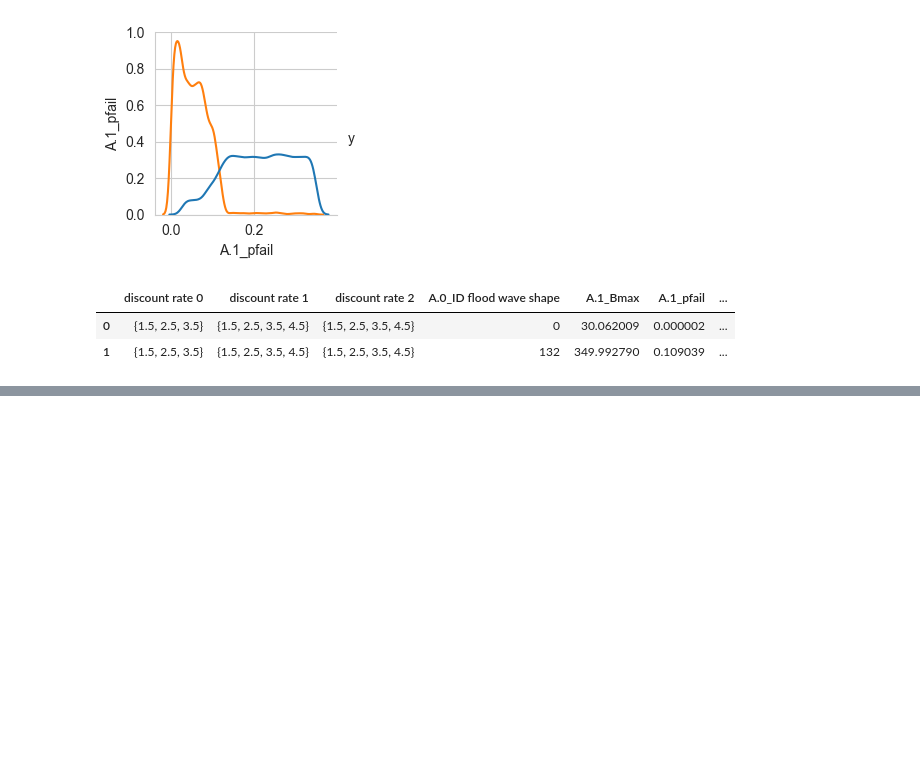
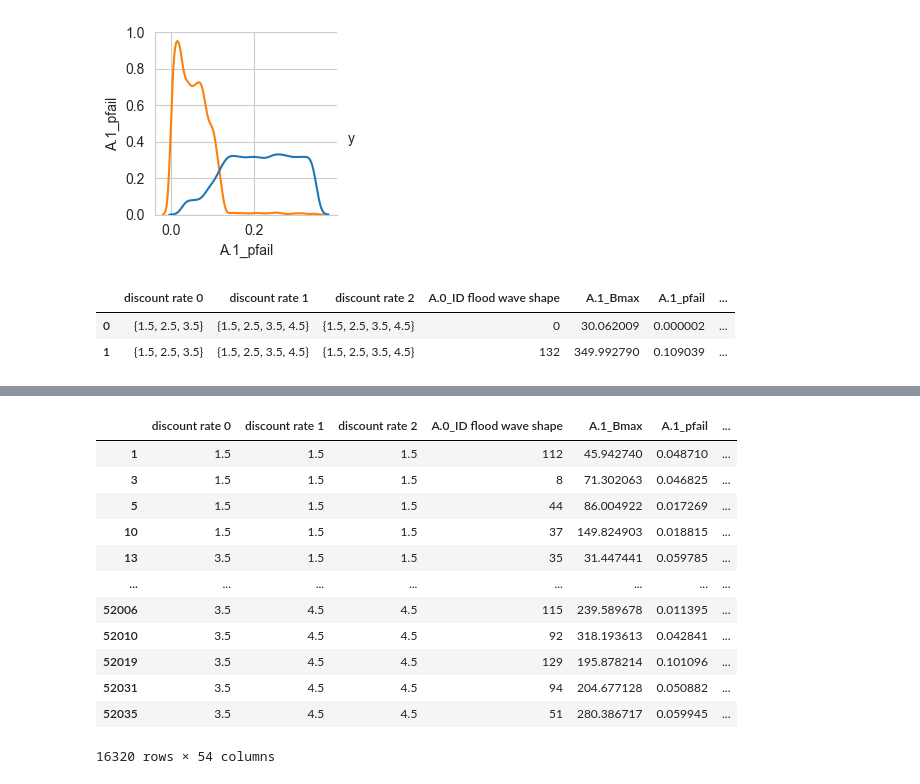
Before and after one commit to pherfkens/PROJECT_MBDM_GROUP1, a Jupyter notebook: final assignment/vulnerability_testing.ipynb, the cells around one changed output, grey strips where cells are left out. Cells and saved outputs as stored; diff of their text form; code cells hidden in the pictures; blank space fills up the shorter version.

```diff
--- a/final assignment/vulnerability_testing.ipynb
+++ b/final assignment/vulnerability_testing.ipynb
@@ -262,6 +234,13 @@ No artists with labels found to put in legend.  Note that artists whose label st
 # %%
-# For a reason we have to admit are unsure of, we pick a threshold of 0.9, as the graphs above indicate that it does not seem to affect to boxes PRIM finds
-prim_alg = prim.Prim(experiments_sliced, selval, threshold=0.9, peel_alpha=0.1)
+# To find the worst case scenarios, we will consider the worst 25% of the scenarios based on the composite ooi
+percentile_composite_ooi = np.percentile(df_outcomes["composite_ooi"], 75)
+
+# Bool the values if they are larger than the threshold
+threshold_df = pd.DataFrame()
+threshold_df = df_outcomes["composite_ooi"] > percentile_composite_ooi
+
+# Pick threshold of 0.9, since that is the threshold we used in the PRIM search in the other notebook, same for peel_alpha
+prim_alg = prim.Prim(experiments_sliced, threshold_df, threshold=0.9, peel_alpha=0.1)
 box1 = prim_alg.find_box()
 
 plt.rcParams.update(plt.rcParamsDefault)
@@ -323,3 +308,27 @@ limits
 |  | discount rate 0 | discount rate 1 | discount rate 2 | A.0_ID flood wave shape | A.1_Bmax | A.1_pfail | ... |
 | 0 | {1.5, 2.5, 3.5} | {1.5, 2.5, 3.5, 4.5} | {1.5, 2.5, 3.5, 4.5} | 0 | 30.062009 | 0.000002 | ... |
 | 1 | {1.5, 2.5, 3.5} | {1.5, 2.5, 3.5, 4.5} | {1.5, 2.5, 3.5, 4.5} | 132 | 349.992790 | 0.109039 | ... |
+# %%
+# Setup a dataframe which we can later use to filter the experiments based on the PRIM box limits
+combined_df_new = experiments.copy()
+combined_df_new = combined_df_new.reset_index(drop=True)
+combined_df_new = combined_df_new.merge(df_outcomes[['composite_ooi']], how = 'left', left_index = True, right_index = True)
+combined_df_new['In box limits'] = True
+# %%
+# Create a mask initialized to True
+mask = np.ones(len(combined_df_new), dtype=bool)
+
+# Iterate over the constraints and update the mask
+for unc in limits:
+    if isinstance(limits.loc[0, unc], set):
+        mask &= combined_df_new[unc].isin(limits.loc[0, unc])
+    else:
+        mask &= (combined_df_new[unc] >= limits.loc[0, unc]) & (combined_df_new[unc] <= limits.loc[1, unc])
+
+# Update the 'In box limits' column based on the mask
+combined_df_new['In box limits'] = mask
+# %%
+# Use new column to filter the rows, then drop this column
+combined_df_new = combined_df_new[combined_df_new['In box limits']]
+combined_df_new = combined_df_new.drop(['In box limits'], axis=1)
+print(f'{combined_df_new.shape[0]} fall within the PRIM box limits')
@@ -325,0 +339,16 @@ limits
+# %%
+combined_df_new
+# %% [output]
+|  | discount rate 0 | discount rate 1 | discount rate 2 | A.0_ID flood wave shape | A.1_Bmax | A.1_pfail | ... |
+| 1 | 1.5 | 1.5 | 1.5 | 112 | 45.942740 | 0.048710 | ... |
+| 3 | 1.5 | 1.5 | 1.5 | 8 | 71.302063 | 0.046825 | ... |
+| 5 | 1.5 | 1.5 | 1.5 | 44 | 86.004922 | 0.017269 | ... |
+| 10 | 1.5 | 1.5 | 1.5 | 37 | 149.824903 | 0.018815 | ... |
+| 13 | 3.5 | 1.5 | 1.5 | 35 | 31.447441 | 0.059785 | ... |
+| ... | ... | ... | ... | ... | ... | ... | ... |
+| 52006 | 3.5 | 4.5 | 4.5 | 115 | 239.589678 | 0.011395 | ... |
+| 52010 | 3.5 | 4.5 | 4.5 | 92 | 318.193613 | 0.042841 | ... |
+| 52019 | 3.5 | 4.5 | 4.5 | 129 | 195.878214 | 0.101096 | ... |
+| 52031 | 3.5 | 4.5 | 4.5 | 94 | 204.677128 | 0.050882 | ... |
+| 52035 | 3.5 | 4.5 | 4.5 | 51 | 280.386717 | 0.059945 | ... |
+16320 rows × 54 columns
```
Also changed, not shown: parts of 21 cells of this notebook, 2 other files.
